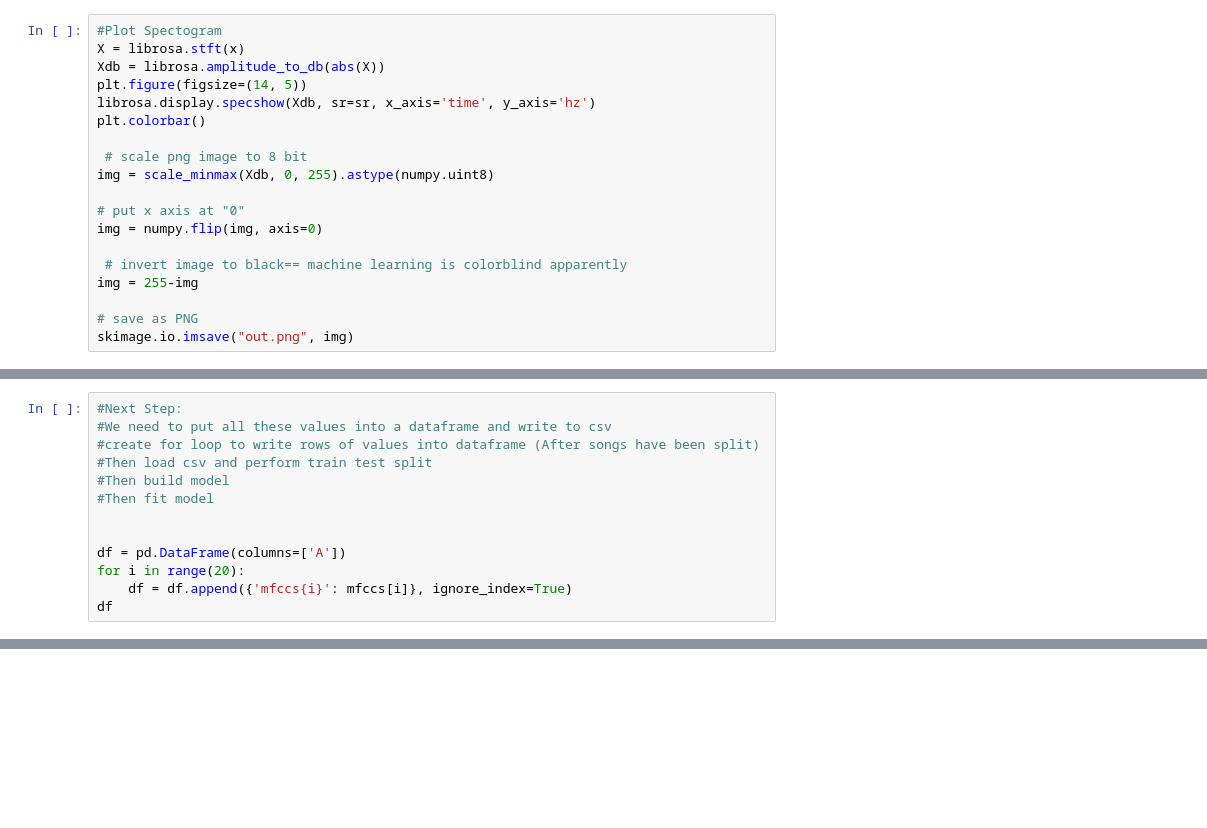
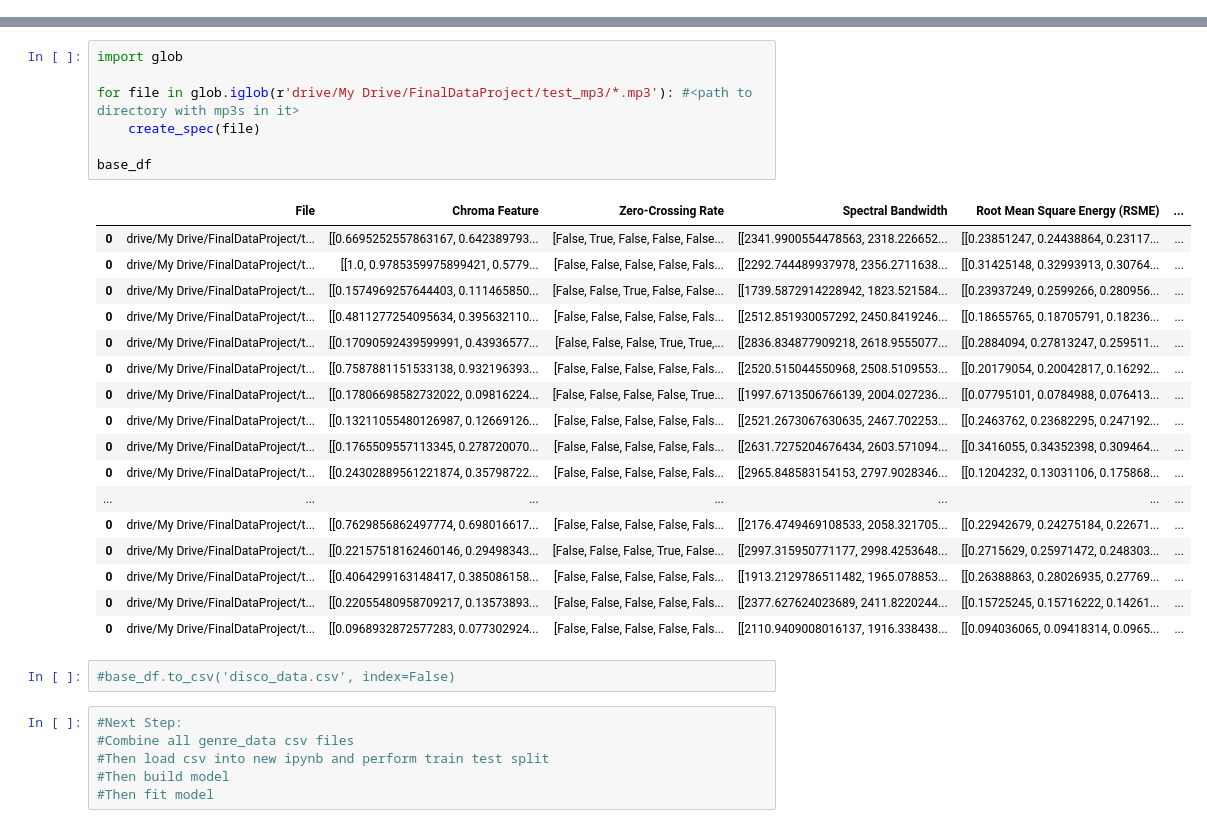
Before and after one commit to KathrynPanger/classify-spotify, a Jupyter notebook: Seth/Pre_Processing.ipynb, the cells around one changed output, grey strips where cells are left out. Saved outputs shown, nothing was run; the diff lists cells and outputs as text; blank space fills up the shorter version.

Commit message:
polished pre processing function and loop

```diff
--- a/Seth/Pre_Processing.ipynb
+++ b/Seth/Pre_Processing.ipynb
@@ -41,22 +63,3 @@ def scale_minmax(X, min=0.0, max=1.0):
     X_std = (X - X.min()) / (X.max() - X.min())
     X_scaled = X_std * (max - min) + min
     return X_scaled
-# %%
-#Plot Spectogram
-X = librosa.stft(x)
-Xdb = librosa.amplitude_to_db(abs(X))
-plt.figure(figsize=(14, 5))
-librosa.display.specshow(Xdb, sr=sr, x_axis='time', y_axis='hz')
-plt.colorbar()
-
- # scale png image to 8 bit
-img = scale_minmax(Xdb, 0, 255).astype(numpy.uint8)
-
-# put x axis at "0"
-img = numpy.flip(img, axis=0)
-
- # invert image to black== machine learning is colorblind apparently
-img = 255-img
-
-# save as PNG
-skimage.io.imsave("out.png", img)
@@ -136,13 +65,0 @@ NameError: ignored
-# %%
-#Next Step:
-#We need to put all these values into a dataframe and write to csv
-#create for loop to write rows of values into dataframe (After songs have been split)
-#Then load csv and perform train test split
-#Then build model
-#Then fit model
-
-
-df = pd.DataFrame(columns=['A'])
-for i in range(20):
-    df = df.append({'mfccs{i}': mfccs[i]}, ignore_index=True)
-df
@@ -166,0 +140,33 @@ df
+# %%
+import glob
+
+for file in glob.iglob(r'drive/My Drive/FinalDataProject/test_mp3/*.mp3'): #<path to directory with mp3s in it>
+    create_spec(file)
+
+base_df
+# %% [output]
+|  | File | Chroma Feature | Zero-Crossing Rate | Spectral Bandwidth | Root Mean Square Energy (RSME) | ... |
+| 0 | drive/My Drive/FinalDataProject/t... | [[0.6695252557863167, 0.642389793... | [False, True, False, False, False... | [[2341.9900554478563, 2318.226652... | [[0.23851247, 0.24438864, 0.23117... | ... |
+| 0 | drive/My Drive/FinalDataProject/t... | [[1.0, 0.9785359975899421, 0.5779... | [False, False, False, False, Fals... | [[2292.744489937978, 2356.2711638... | [[0.31425148, 0.32993913, 0.30764... | ... |
+| 0 | drive/My Drive/FinalDataProject/t... | [[0.1574969257644403, 0.111465850... | [False, False, True, False, False... | [[1739.5872914228942, 1823.521584... | [[0.23937249, 0.2599266, 0.280956... | ... |
+| 0 | drive/My Drive/FinalDataProject/t... | [[0.4811277254095634, 0.395632110... | [False, False, False, False, Fals... | [[2512.851930057292, 2450.8419246... | [[0.18655765, 0.18705791, 0.18236... | ... |
+| 0 | drive/My Drive/FinalDataProject/t... | [[0.17090592439599991, 0.43936577... | [False, False, False, True, True,... | [[2836.834877909218, 2618.9555077... | [[0.2884094, 0.27813247, 0.259511... | ... |
+| 0 | drive/My Drive/FinalDataProject/t... | [[0.7587881151533138, 0.932196393... | [False, False, False, False, Fals... | [[2520.515044550968, 2508.5109553... | [[0.20179054, 0.20042817, 0.16292... | ... |
+| 0 | drive/My Drive/FinalDataProject/t... | [[0.17806698582732022, 0.09816224... | [False, False, False, False, True... | [[1997.6713506766139, 2004.027236... | [[0.07795101, 0.0784988, 0.076413... | ... |
+| 0 | drive/My Drive/FinalDataProject/t... | [[0.13211055480126987, 0.12669126... | [False, False, False, False, Fals... | [[2521.2673067630635, 2467.702253... | [[0.2463762, 0.23682295, 0.247192... | ... |
+| 0 | drive/My Drive/FinalDataProject/t... | [[0.1765509557113345, 0.278720070... | [False, False, False, False, Fals... | [[2631.7275204676434, 2603.571094... | [[0.3416055, 0.34352398, 0.309464... | ... |
+| 0 | drive/My Drive/FinalDataProject/t... | [[0.24302889561221874, 0.35798722... | [False, False, False, False, Fals... | [[2965.848583154153, 2797.9028346... | [[0.1204232, 0.13031106, 0.175868... | ... |
+| ... | ... | ... | ... | ... | ... | ... |
+| 0 | drive/My Drive/FinalDataProject/t... | [[0.7629856862497774, 0.698016617... | [False, False, False, False, Fals... | [[2176.4749469108533, 2058.321705... | [[0.22942679, 0.24275184, 0.22671... | ... |
+| 0 | drive/My Drive/FinalDataProject/t... | [[0.22157518162460146, 0.29498343... | [False, False, False, True, False... | [[2997.315950771177, 2998.4253648... | [[0.2715629, 0.25971472, 0.248303... | ... |
+| 0 | drive/My Drive/FinalDataProject/t... | [[0.4064299163148417, 0.385086158... | [False, False, False, False, Fals... | [[1913.2129786511482, 1965.078853... | [[0.26388863, 0.28026935, 0.27769... | ... |
+| 0 | drive/My Drive/FinalDataProject/t... | [[0.22055480958709217, 0.13573893... | [False, False, False, False, Fals... | [[2377.627624023689, 2411.8220244... | [[0.15725245, 0.15716222, 0.14261... | ... |
+| 0 | drive/My Drive/FinalDataProject/t... | [[0.0968932872577283, 0.077302924... | [False, False, False, False, Fals... | [[2110.9409008016137, 1916.338438... | [[0.094036065, 0.09418314, 0.0965... | ... |
+# %%
+#base_df.to_csv('disco_data.csv', index=False)
+# %%
+#Next Step:
+#Combine all genre_data csv files
+#Then load csv into new ipynb and perform train test split
+#Then build model
+#Then fit model
```
Also changed, not shown: parts of 15 cells of this notebook, 2 other files.
